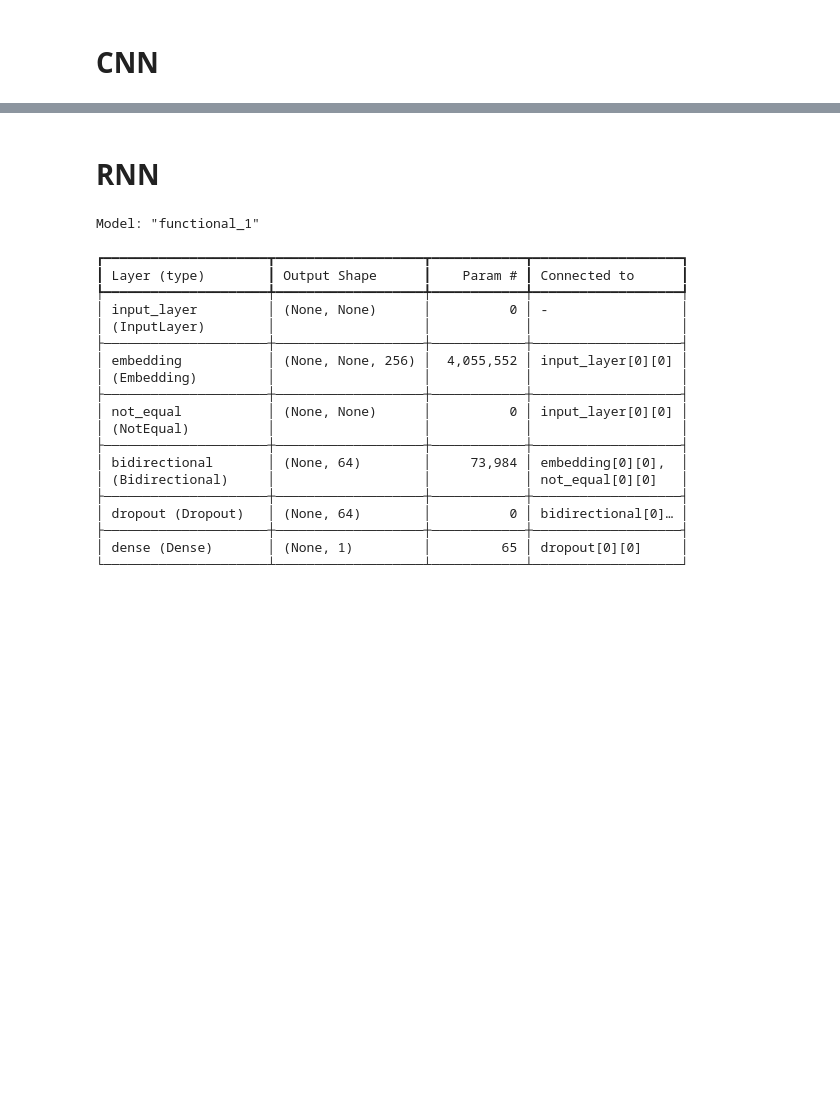
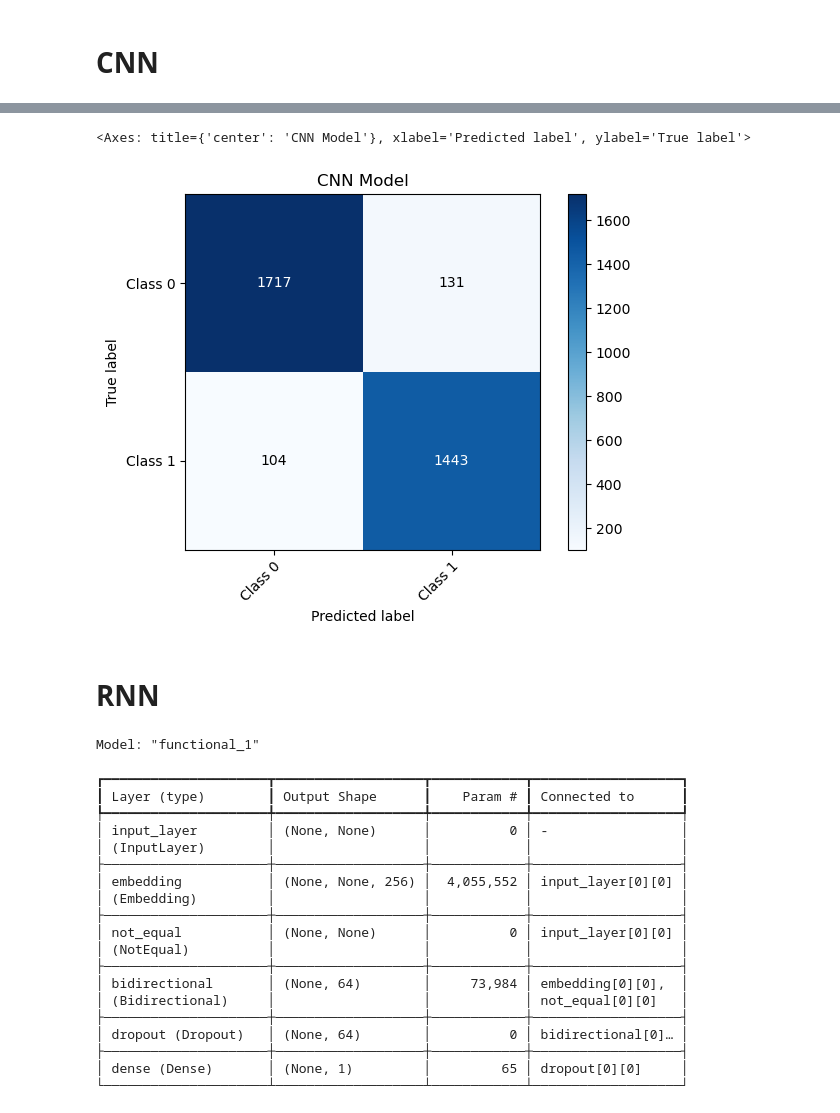
Before and after one commit to Yichen-Z/cis583_project, a Jupyter notebook: DeepLearningAlgo.ipynb, the cells around one changed output, grey strips where cells are left out. Drawn from its saved outputs; the diff is of its cells as text; code cells hidden in the pictures; blank space fills up the shorter version.

```diff
--- a/DeepLearningAlgo.ipynb
+++ b/DeepLearningAlgo.ipynb
@@ -305,0 +400,9 @@ PATIENCE = 3
+# %%
+
+x=model.predict([ts_x,ts_x])
+y_predict=np.round(x)
+y_true=ts_y[:,0]
+y_predict=y_predict[:,0]
+
+utils.plot_confusion_matrix(y_predict,y_true, ['Class 0', 'Class 1'],title='CNN Model')
+# %% [output]
@@ -306,3 +411,5 @@ PATIENCE = 3
+<Axes: title={'center': 'CNN Model'}, xlabel='Predicted label', ylabel='True label'>
+[figure, added]
 # %% [markdown]
 # RNN
 # %%
```
Also changed, not shown: parts of 9 cells of this notebook.
